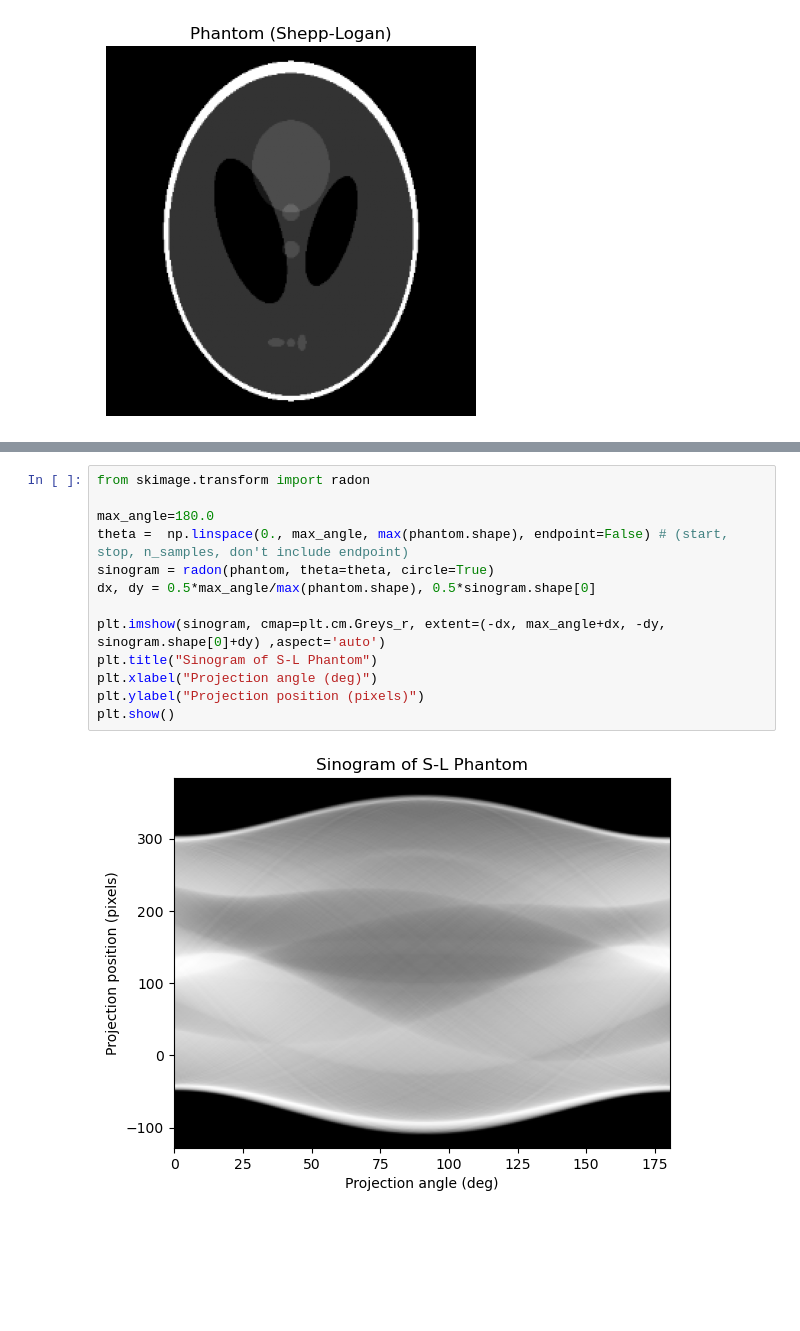
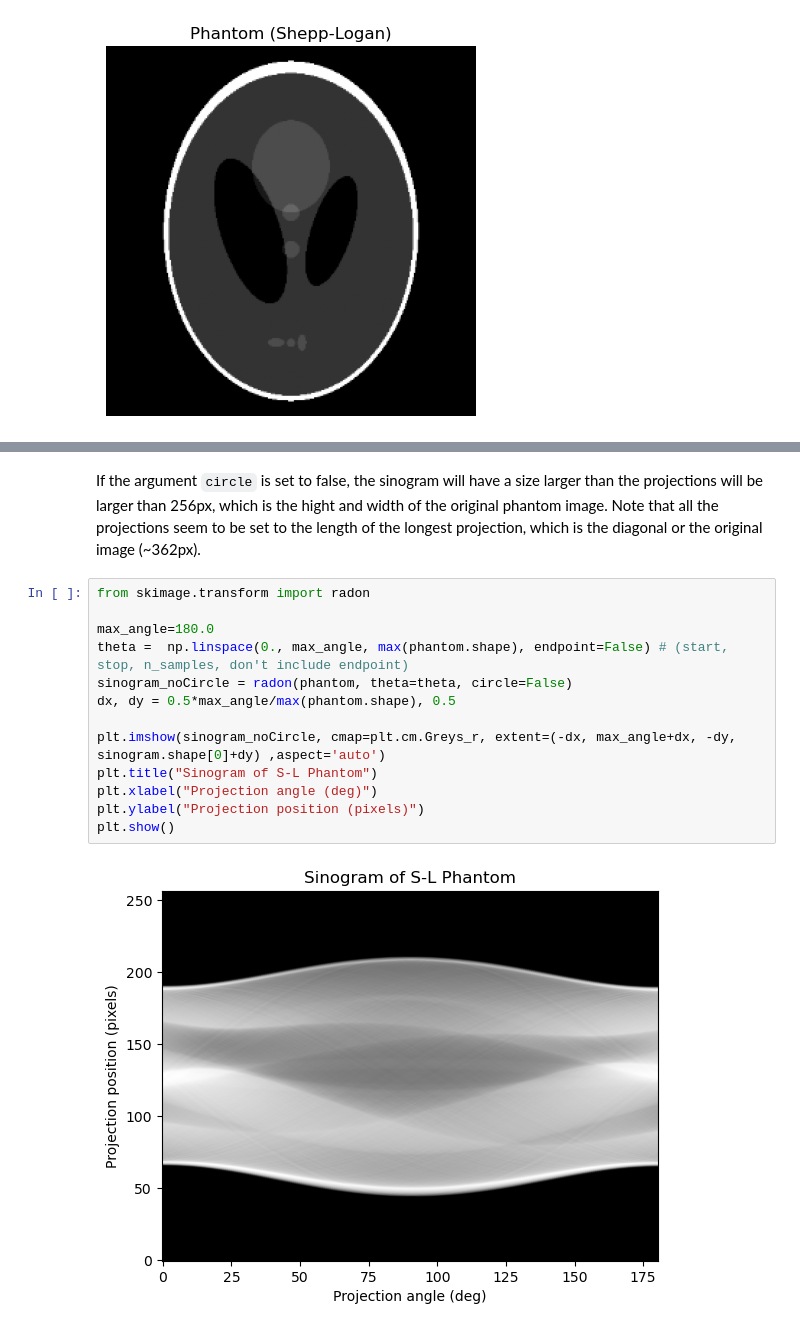
Before and after one commit to odroseroc/ct_reconstruction_project, a Jupyter notebook: notebooks/reconstruction_demo.ipynb, the cells around one changed output, grey strips where cells are left out. Saved outputs shown, nothing was run; the diff lists cells and outputs as text; blank space fills up the shorter version.

```diff
--- a/notebooks/reconstruction_demo.ipynb
+++ b/notebooks/reconstruction_demo.ipynb
@@ -41,15 +46,17 @@ plt.show()
+# %% [markdown]
+If the argument `circle` is set to false, the sinogram will have a size larger than the projections will be larger than 256px, which is the hight and width of the original phantom image. Note that all the projections seem to be set to the length of the longest projection, which is the diagonal or the original image (~362px).
 # %%
 from skimage.transform import radon
 
 max_angle=180.0
 theta =  np.linspace(0., max_angle, max(phantom.shape), endpoint=False) # (start, stop, n_samples, don't include endpoint)
-sinogram = radon(phantom, theta=theta, circle=True)
-dx, dy = 0.5*max_angle/max(phantom.shape), 0.5*sinogram.shape[0]
+sinogram_noCircle = radon(phantom, theta=theta, circle=False)
+dx, dy = 0.5*max_angle/max(phantom.shape), 0.5
 
-plt.imshow(sinogram, cmap=plt.cm.Greys_r, extent=(-dx, max_angle+dx, -dy, sinogram.shape[0]+dy) ,aspect='auto')
+plt.imshow(sinogram_noCircle, cmap=plt.cm.Greys_r, extent=(-dx, max_angle+dx, -dy, sinogram.shape[0]+dy) ,aspect='auto')
 plt.title("Sinogram of S-L Phantom")
 plt.xlabel("Projection angle (deg)")
 plt.ylabel("Projection position (pixels)")
 plt.show()
 # %% [output]
-[figure, old version]
+[figure, new version]
```
Also changed, not shown: parts of 20 cells of this notebook, 1 other file.
